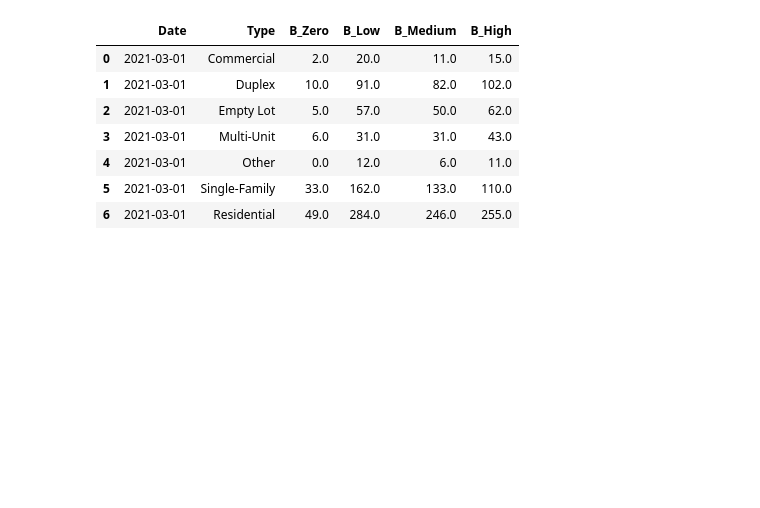
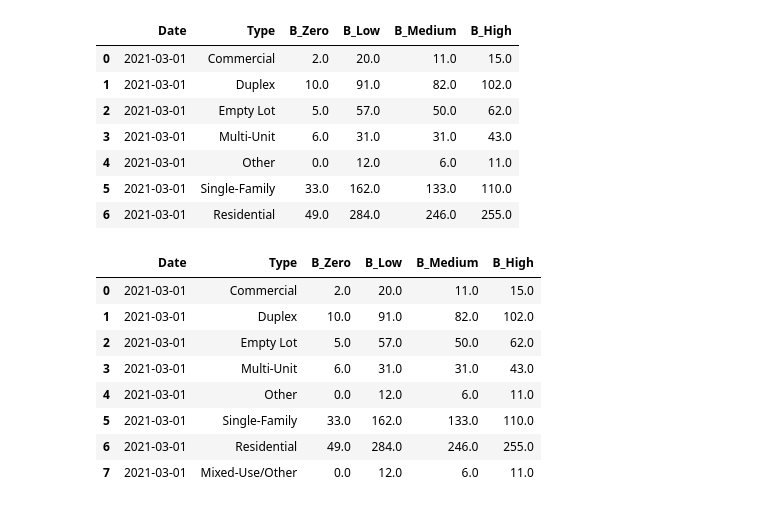
Before and after one commit to luke-lite/Dutchtown, a Jupyter notebook: vacancy_data_agg.ipynb, the cells around one changed output. Drawn from its saved outputs; the diff is of its cells as text; code cells hidden in the pictures; blank space fills up the shorter version.

```diff
--- a/vacancy_data_agg.ipynb
+++ b/vacancy_data_agg.ipynb
@@ -293,3 +347,19 @@ df
 | 4 | 2021-03-01 | Other | 0.0 | 12.0 | 6.0 | 11.0 |
 | 5 | 2021-03-01 | Single-Family | 33.0 | 162.0 | 133.0 | 110.0 |
 | 6 | 2021-03-01 | Residential | 49.0 | 284.0 | 246.0 | 255.0 |
+# %%
+multi_cats = ['Mixed-Use', 'Other']
+multi_mask = df['Type'].isin(multi_cats)
+multi_df = df[multi_mask]
+df.loc[len(df.index)] = [date, 'Mixed-Use/Other', multi_df['B_Zero'].sum(), multi_df['B_Low'].sum(), multi_df['B_Medium'].sum(), multi_df['B_High'].sum()]
+df
+# %% [output]
+|  | Date | Type | B_Zero | B_Low | B_Medium | B_High |
+| 0 | 2021-03-01 | Commercial | 2.0 | 20.0 | 11.0 | 15.0 |
+| 1 | 2021-03-01 | Duplex | 10.0 | 91.0 | 82.0 | 102.0 |
+| 2 | 2021-03-01 | Empty Lot | 5.0 | 57.0 | 50.0 | 62.0 |
+| 3 | 2021-03-01 | Multi-Unit | 6.0 | 31.0 | 31.0 | 43.0 |
+| 4 | 2021-03-01 | Other | 0.0 | 12.0 | 6.0 | 11.0 |
+| 5 | 2021-03-01 | Single-Family | 33.0 | 162.0 | 133.0 | 110.0 |
+| 6 | 2021-03-01 | Residential | 49.0 | 284.0 | 246.0 | 255.0 |
+| 7 | 2021-03-01 | Mixed-Use/Other | 0.0 | 12.0 | 6.0 | 11.0 |
```
Also changed, not shown: parts of 9 cells of this notebook, 1 other file.
